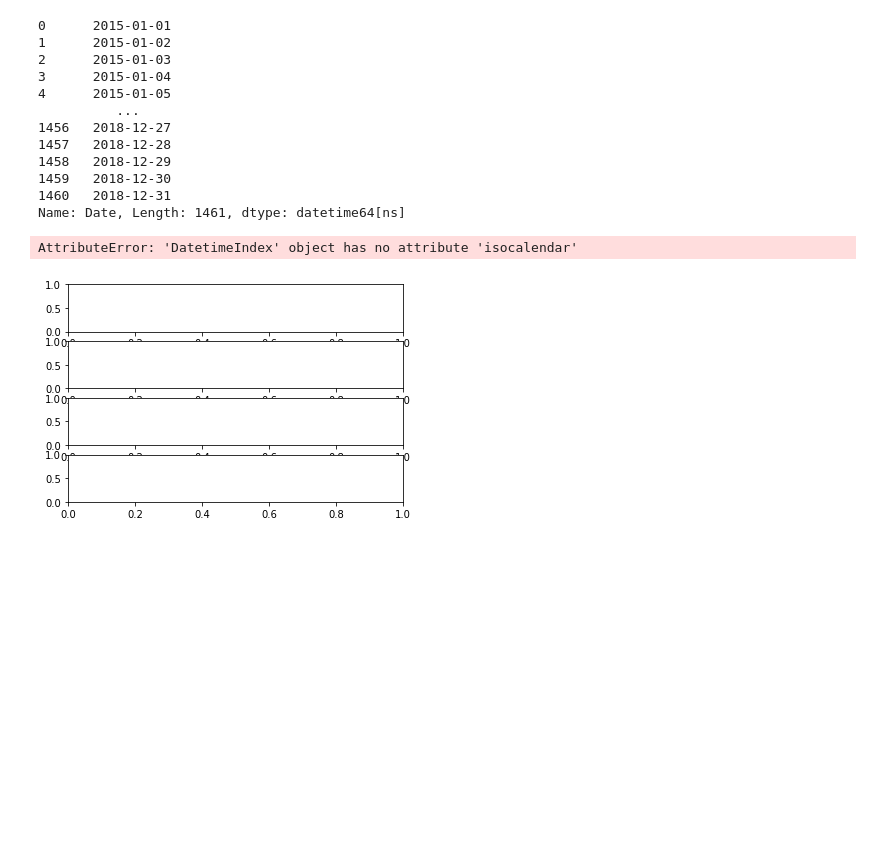
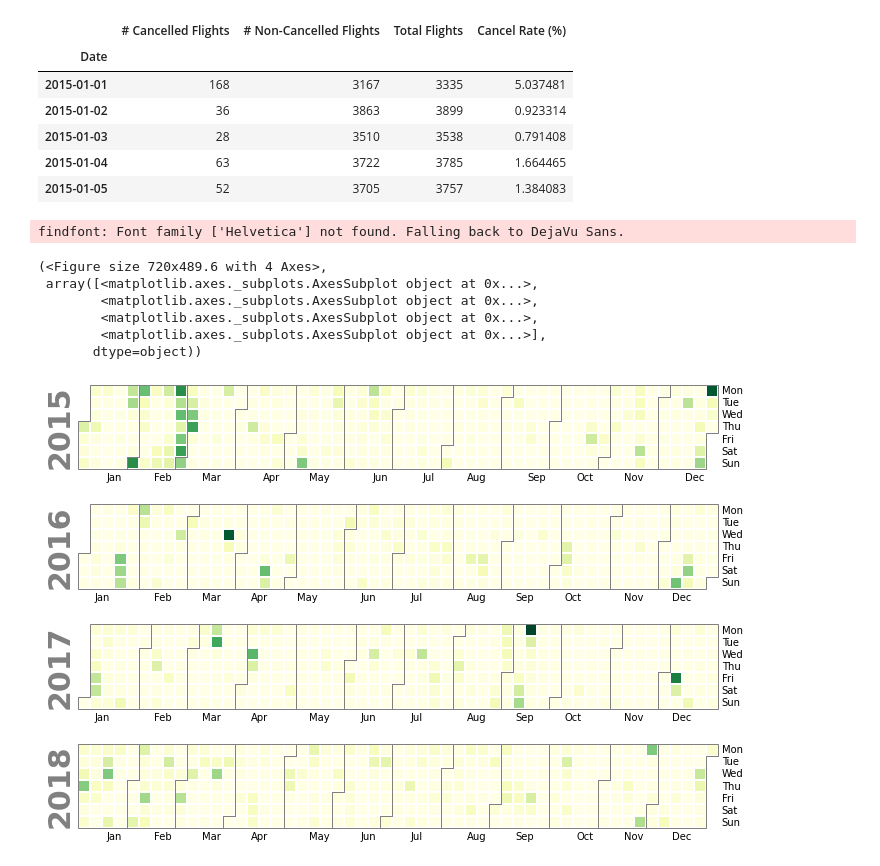
Before and after one commit to domingo-aj/Group-Project-1, a Jupyter notebook: Calendar Heatmap/calendar_heatmap.ipynb, the cells around one changed output. Cells and saved outputs as stored; diff of their text form; code cells hidden in the pictures; blank space fills up the shorter version.

Commit message:
Plots added

```diff
--- a/Calendar Heatmap/calendar_heatmap.ipynb
+++ b/Calendar Heatmap/calendar_heatmap.ipynb
@@ -58,22 +58,17 @@ instance
 
 #print("ISO Date:{}".format(instance.isocalendar()))
 
-#daily_summed = daily_summed.set_index('Date')
+daily_date = daily_summed.set_index('Date')
 
-# daily_summed.head()
+daily_date.head()
 # %% [output]
-0      2015-01-01
-1      2015-01-02
-2      2015-01-03
-3      2015-01-04
-4      2015-01-05
-          ...
-1456   2018-12-27
-1457   2018-12-28
-1458   2018-12-29
-1459   2018-12-30
-1460   2018-12-31
-Name: Date, Length: 1461, dtype: datetime64[ns]
+|  | # Cancelled Flights | # Non-Cancelled Flights | Total Flights | Cancel Rate (%) |
+| Date |  |  |  |  |
+| 2015-01-01 | 168 | 3167 | 3335 | 5.037481 |
+| 2015-01-02 | 36 | 3863 | 3899 | 0.923314 |
+| 2015-01-03 | 28 | 3510 | 3538 | 0.791408 |
+| 2015-01-04 | 63 | 3722 | 3785 | 1.664465 |
+| 2015-01-05 | 52 | 3705 | 3757 | 1.384083 |
 # %%
 dfw_summed = pd.merge(dfw_c, dfw_nc, on="Date").drop(columns=['Origin_x', 'Origin_y'])
 dfw_summed = dfw_summed.rename(columns={"Weather Delay_x": "# Cancelled Flights",
@@ -111,13 +106,18 @@ ord_summed["Total Flights"] = ord_summed["# Cancelled Flights"] + ord_summed["#
 ord_summed["Cancel Rate (%)"] = (ord_summed["# Cancelled Flights"] / ord_summed["Total Flights"]) * 100
 # %%
 #totals map
-totals = pd.Series(daily_summed["# Cancelled Flights"]).astype(float)
+totals = pd.Series(daily_date["# Cancelled Flights"]).astype(float)
 totals.head()
+calplot.calplot(totals, cmap='YlGn', colorbar=False)
 
-
-#calmap.calendarplot(data=totals, yearlabels=True)
-
+# calplot.calplot(totals, yearlabels=True, yearascending=True, yearlabel_kws=None, subplot_kws=None, gridspec_kws=None, fig_kws=None)
 #calmap.calendarplot(totals, yearlabels=True, yearascending=True, yearlabel_kws=None, subplot_kws=None, gridspec_kws=None, fig_kws=None, **kwargs)
 # %% [output]
-AttributeError: 'DatetimeIndex' object has no attribute 'isocalendar'
+findfont: Font family ['Helvetica'] not found. Falling back to DejaVu Sans.
+(<Figure size 720x489.6 with 4 Axes>,
+ array([<matplotlib.axes._subplots.AxesSubplot object at 0x...>,
+        <matplotlib.axes._subplots.AxesSubplot object at 0x...>,
+        <matplotlib.axes._subplots.AxesSubplot object at 0x...>,
+        <matplotlib.axes._subplots.AxesSubplot object at 0x...>],
+       dtype=object))
-[figure, old version]
+[figure, new version]
```
Also changed, not shown: parts of 2 cells of this notebook, 3 other files.
